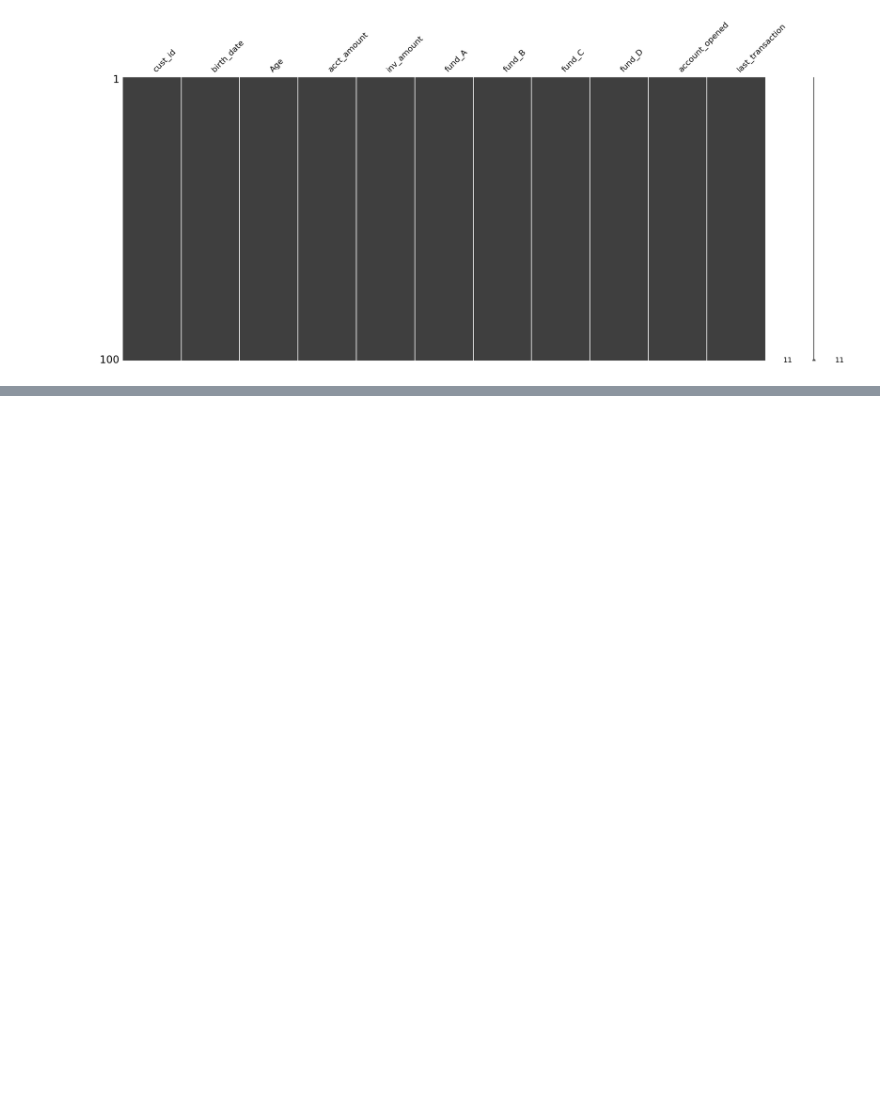
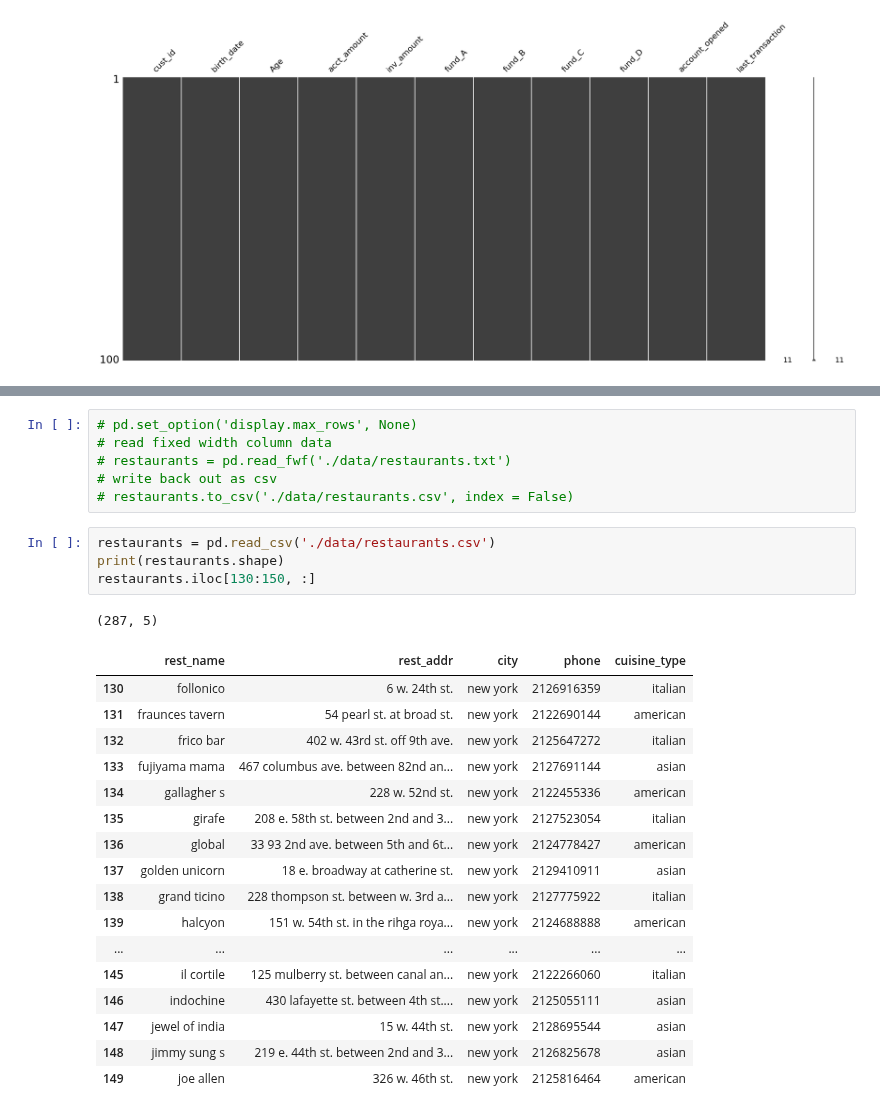
Before and after one commit to MichaelSzczepaniak/DataCamp, a Jupyter notebook: Tracks/Associate Data Scientist/20 Cleaning Data in Python/CleaningData.ipynb, the cells around one changed output, grey strips where cells are left out. Drawn from its saved outputs; the diff is of its cells as text; blank space fills up the shorter version.

```diff
--- a/Tracks/Associate Data Scientist/20 Cleaning Data in Python/CleaningData.ipynb
+++ b/Tracks/Associate Data Scientist/20 Cleaning Data in Python/CleaningData.ipynb
@@ -780,0 +814,29 @@ Record linkage is a technique used to merge multiple datasets together. They are
+# %%
+# pd.set_option('display.max_rows', None)
+# read fixed width column data
+# restaurants = pd.read_fwf('./data/restaurants.txt')
+# write back out as csv
+# restaurants.to_csv('./data/restaurants.csv', index = False)
+# %%
+restaurants = pd.read_csv('./data/restaurants.csv')
+print(restaurants.shape)
+restaurants.iloc[130:150, :]
+# %% [output]
+(287, 5)
+|  | rest_name | rest_addr | city | phone | cuisine_type |
+| 130 | follonico | 6 w. 24th st. | new york | 2126916359 | italian |
+| 131 | fraunces tavern | 54 pearl st. at broad st. | new york | 2122690144 | american |
+| 132 | frico bar | 402 w. 43rd st. off 9th ave. | new york | 2125647272 | italian |
+| 133 | fujiyama mama | 467 columbus ave. between 82nd an... | new york | 2127691144 | asian |
+| 134 | gallagher s | 228 w. 52nd st. | new york | 2122455336 | american |
+| 135 | girafe | 208 e. 58th st. between 2nd and 3... | new york | 2127523054 | italian |
+| 136 | global | 33 93 2nd ave. between 5th and 6t... | new york | 2124778427 | american |
+| 137 | golden unicorn | 18 e. broadway at catherine st. | new york | 2129410911 | asian |
+| 138 | grand ticino | 228 thompson st. between w. 3rd a... | new york | 2127775922 | italian |
+| 139 | halcyon | 151 w. 54th st. in the rihga roya... | new york | 2124688888 | american |
+| ... | ... | ... | ... | ... | ... |
+| 145 | il cortile | 125 mulberry st. between canal an... | new york | 2122266060 | italian |
+| 146 | indochine | 430 lafayette st. between 4th st.... | new york | 2125055111 | asian |
+| 147 | jewel of india | 15 w. 44th st. | new york | 2128695544 | asian |
+| 148 | jimmy sung s | 219 e. 44th st. between 2nd and 3... | new york | 2126825678 | asian |
+| 149 | joe allen | 326 w. 46th st. | new york | 2125816464 | american |
```
Also changed, not shown: parts of 7 cells of this notebook, 1 other file.
